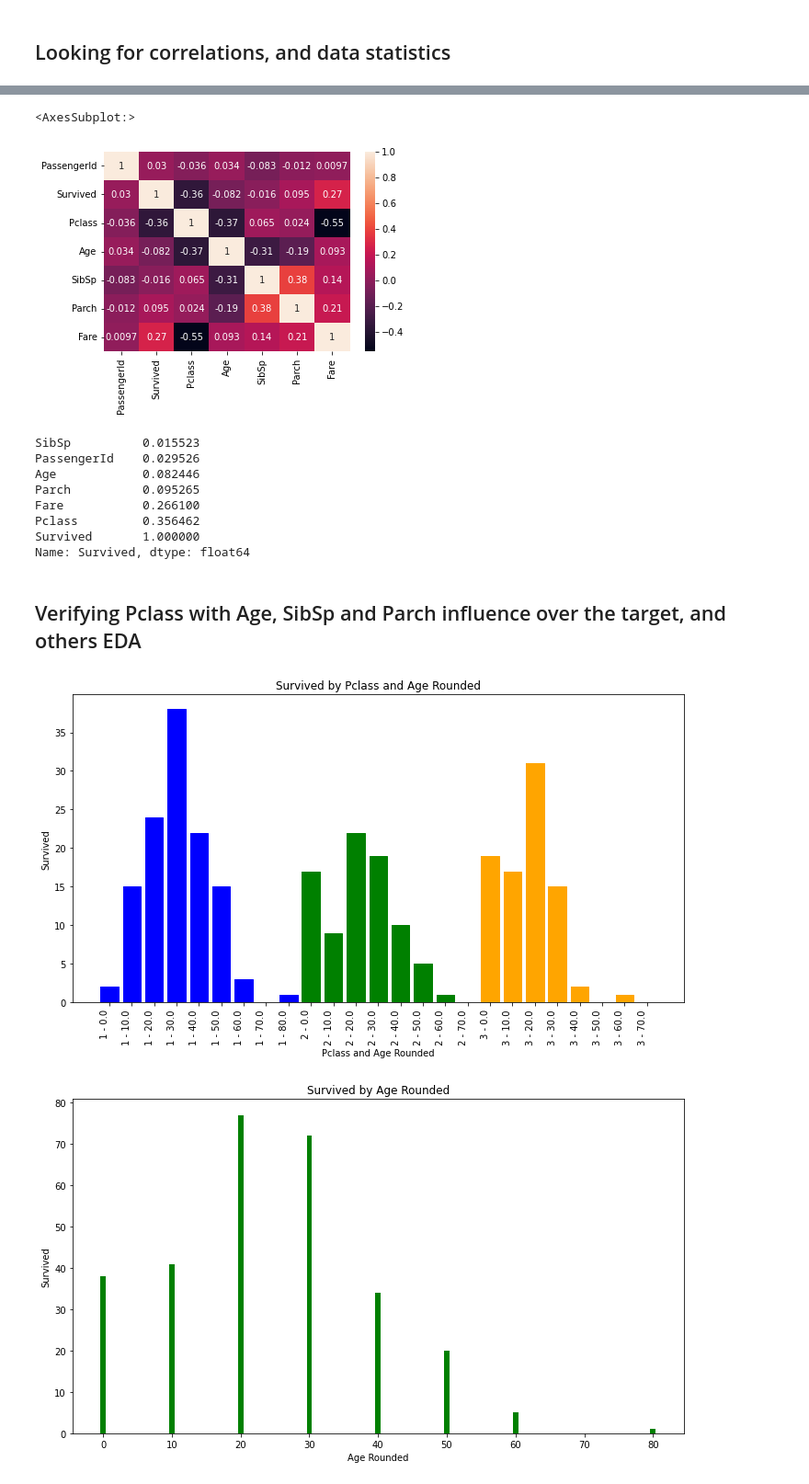
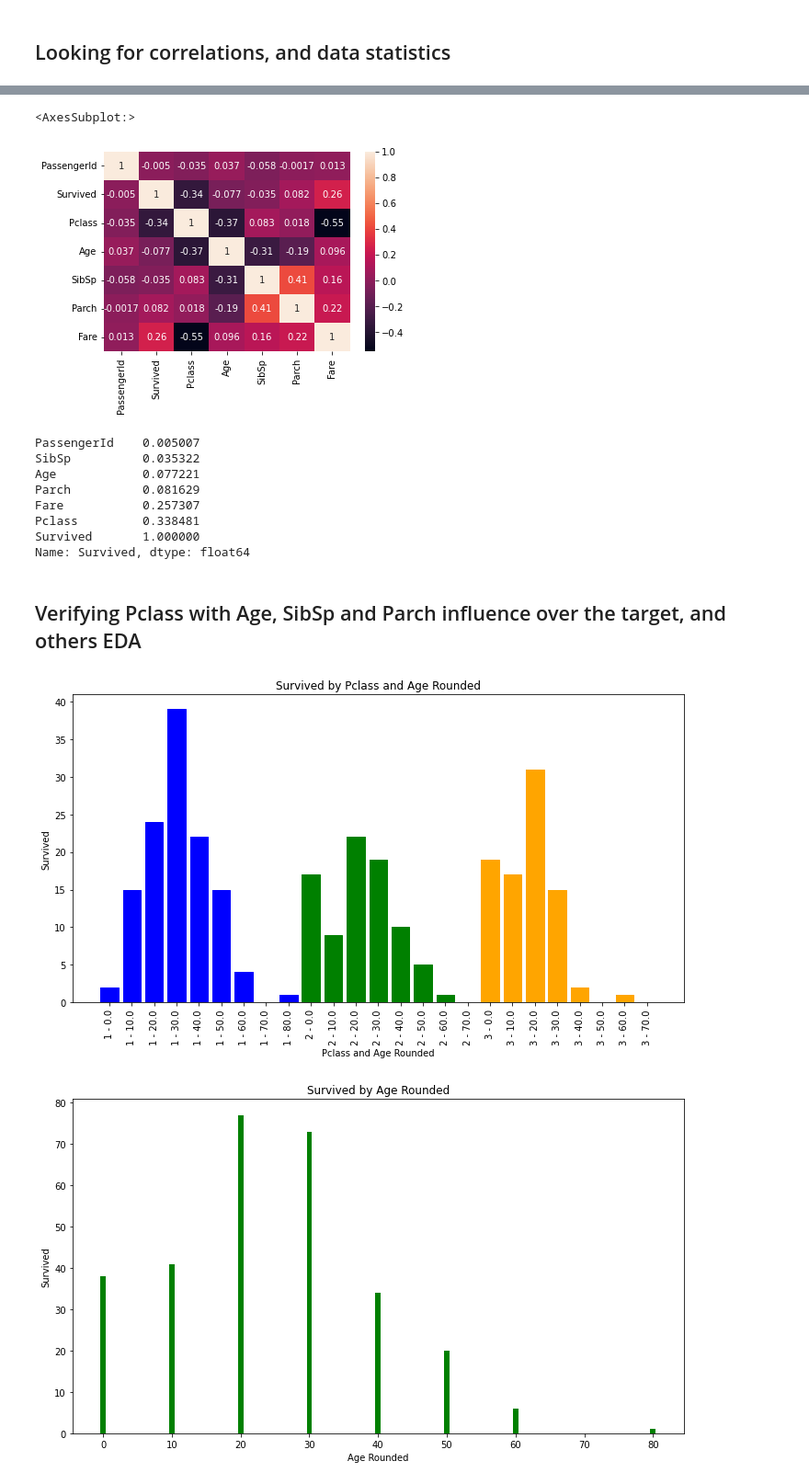
Before and after one commit to vitorkendia/projetos, a Jupyter notebook: Kaggle_Challenges/Kaggle_titanic.ipynb, the cells around one changed output, grey strips where cells are left out. Shown at 92% size. Cells and saved outputs as stored; diff of their text form; code cells hidden in the pictures.

```diff
--- a/Kaggle_Challenges/Kaggle_titanic.ipynb
+++ b/Kaggle_Challenges/Kaggle_titanic.ipynb
@@ -87,9 +87,6 @@ plt.legend()
 # %%
 train_data_clean = train_data.drop(columns='Cabin')
 test_data_clean = test_data.drop(columns='Cabin')
-# %%
-train_data_clean = train_data_clean.dropna()
-test_data_clean = train_data_clean.dropna()
 # %%
 plt.title('NaN Values')
 plt.barh(y=train_data_clean.columns,
@@ -135,19 +132,19 @@ import numpy as np
 sns.heatmap(data=train_data_clean.select_dtypes(np.number).corr(), annot=True)
 # %% [output]
 <AxesSubplot:>
-[figure, old version]
+[figure, new version]
 # %%
 train_data_clean.select_dtypes(np.number).corr().abs().sort_values(by='Survived')['Survived']
 
 # Pclass, and Fare are the features that is more correlated to the target.
 # Those targets are related to how much money the passenger have.
 # %% [output]
-SibSp          0.015523
-PassengerId    0.029526
-Age            0.082446
-Parch          0.095265
-Fare           0.266100
-Pclass         0.356462
+PassengerId    0.005007
+SibSp          0.035322
+Age            0.077221
+Parch          0.081629
+Fare           0.257307
+Pclass         0.338481
 Survived       1.000000
 Name: Survived, dtype: float64
 # %% [markdown]
@@ -155,34 +152,34 @@ Name: Survived, dtype: float64
 # %%
 # Rounding Age column
 
 train_data_clean['Age_Rounded'] = (train_data_clean['Age'] // 10) * 10
 
 # Group by Pclass and Age_Rounded, counting target positive values
 grouped_data = train_data_clean.groupby(['Pclass', 'Age_Rounded'])['Survived'].sum().reset_index()
 
 class_colors = {1: 'blue', 2: 'green', 3: 'orange'}
 
 
 plt.figure(figsize=(10, 6))
 plt.bar(grouped_data.index, grouped_data['Survived'],
         tick_label=grouped_data['Pclass'].astype(str) + ' - ' + grouped_data['Age_Rounded'].astype(str))
 bars = plt.bar(grouped_data.index, grouped_data['Survived'], tick_label=grouped_data['Pclass'].astype(str) + ' - ' + grouped_data['Age_Rounded'].astype(str))
 legend_labels = []
 for i, bar in enumerate(bars):
     pclass = grouped_data.loc[i, 'Pclass']
     bar.set_color(class_colors[pclass])
     if pclass not in legend_labels:
         legend_labels.append(pclass)
 plt.xlabel('Pclass and Age Rounded')
 plt.ylabel('Survived')
 plt.title('Survived by Pclass and Age Rounded')
-plt.xticks(rotation=90, ha='right')
+plt.xticks(rotation=90)
 plt.tight_layout()
 
 
 plt.show()
 # %% [output]
-[figure, old version]
+[figure, new version]
 # %%
 grouped_data = train_data_clean.groupby('Age_Rounded')['Survived'].sum().reset_index()
 
```
Also changed, not shown: parts of 81 cells of this notebook, 2 other files.
